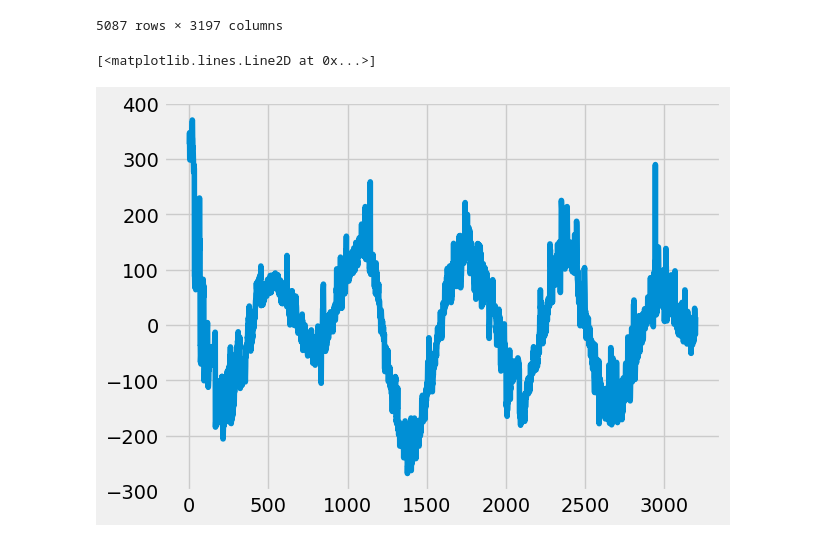
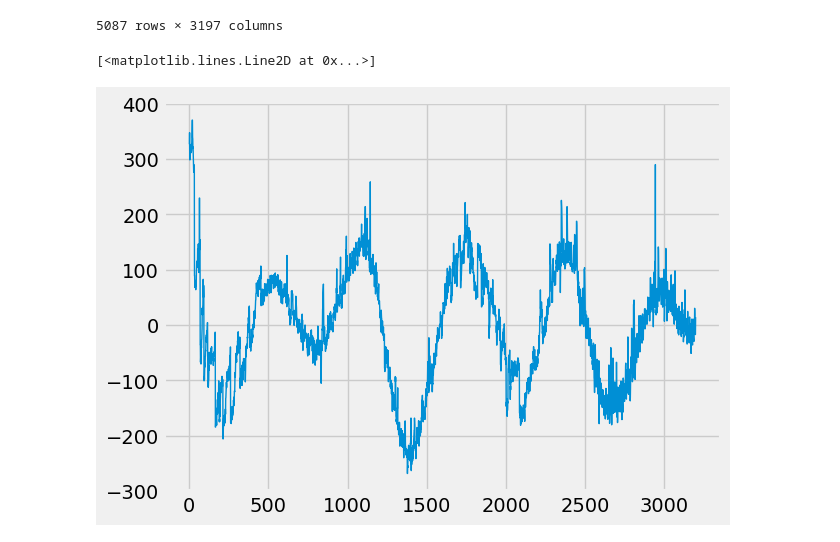
Before and after one commit to mahursh/Exoplanets_Hunting_with_ML, a Jupyter notebook: Exoplanets_.ipynb, the cells around one changed output. Saved outputs shown, nothing was run; the diff lists cells and outputs as text; code cells hidden in the pictures.

```diff
--- a/Exoplanets_.ipynb
+++ b/Exoplanets_.ipynb
@@ -217,8 +217,8 @@ plot_df
 # %%
 # Plot a random star from the plot df
 time = range(1, 3198)
 flux_val = plot_df.iloc[3,:].values
-plt.plot(time, flux_val)
+plt.plot(time, flux_val, linewidth = 1)
 # %% [output]
 [<matplotlib.lines.Line2D at 0x...>]
-[figure, old version]
+[figure, new version]
```
